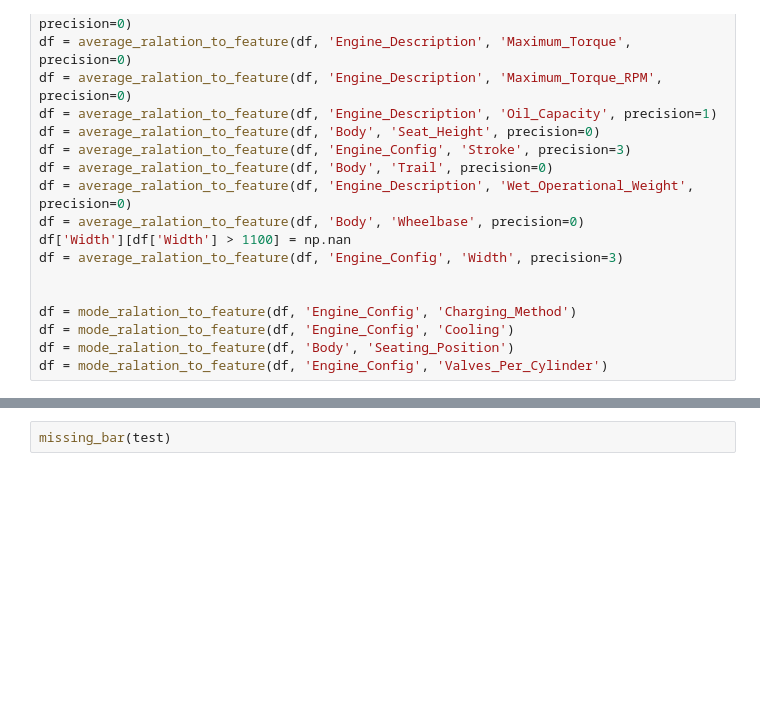
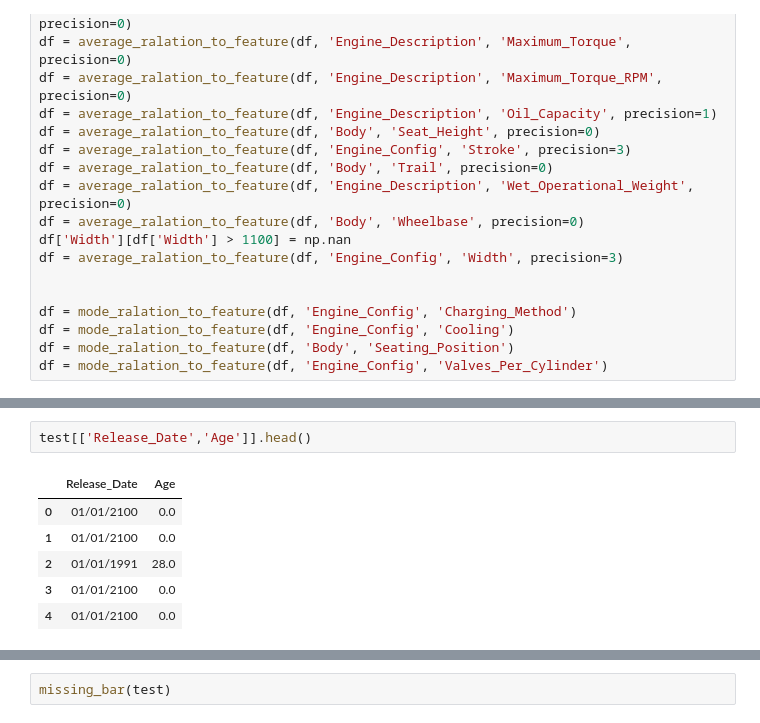
Before and after one commit to beaubellamy/BikeSales, a Jupyter notebook: BikeSales EDA.ipynb, the cells around one changed output, grey strips where cells are left out. Cells and saved outputs as stored; diff of their text form; blank space fills up the shorter version.

```diff
--- a/BikeSales EDA.ipynb
+++ b/BikeSales EDA.ipynb
@@ -1146,0 +1452,9 @@ df[col].value_counts().plot(kind='barh',figsize=(10,12))
+# %%
+test[['Release_Date','Age']].head()
+# %% [output]
+|  | Release_Date | Age |
+| 0 | 01/01/2100 | 0.0 |
+| 1 | 01/01/2100 | 0.0 |
+| 2 | 01/01/1991 | 28.0 |
+| 3 | 01/01/2100 | 0.0 |
+| 4 | 01/01/2100 | 0.0 |
```
Also changed, not shown: parts of 57 cells of this notebook.
